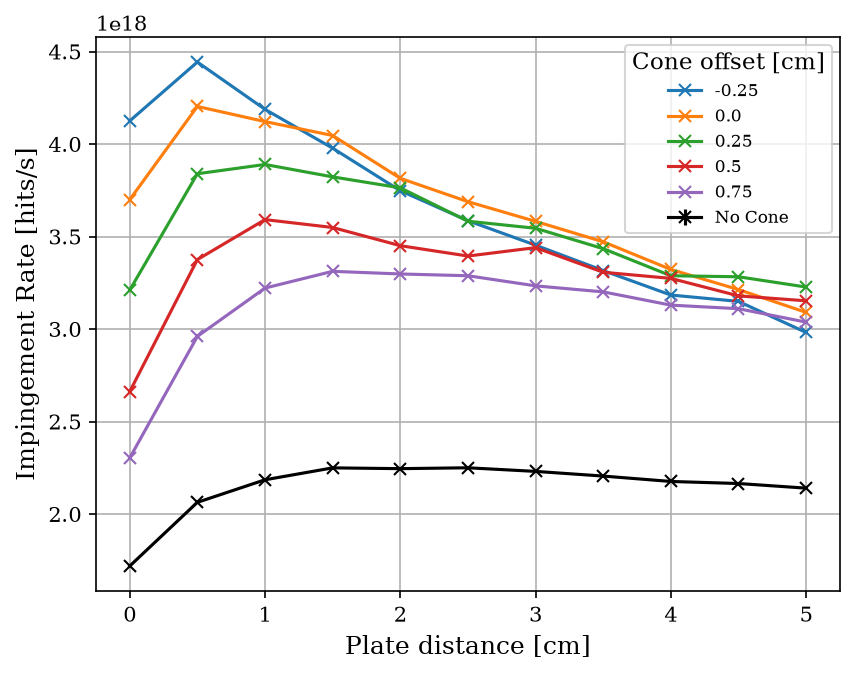
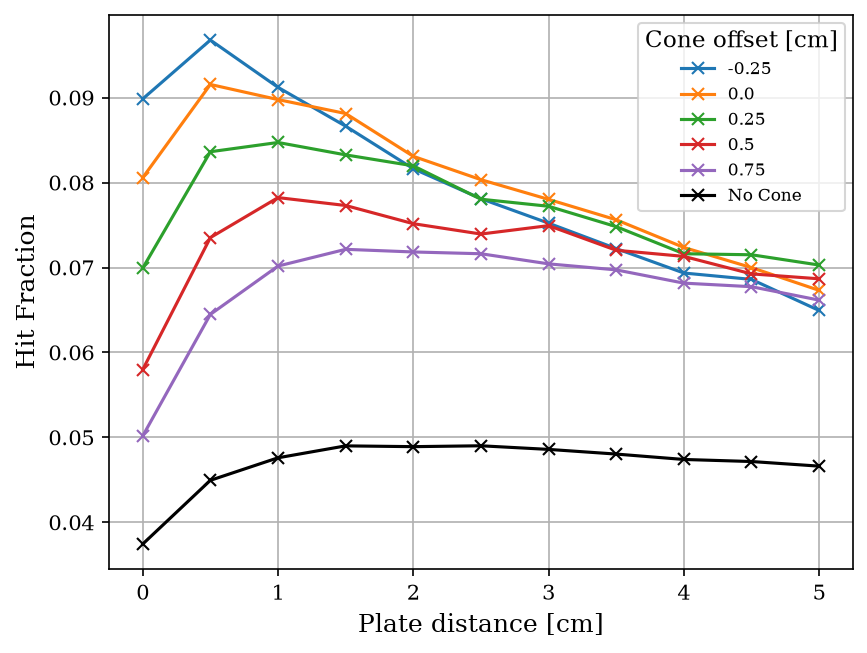
Code edit (unified diff) that turned the first committed figure into the second:
--- before
+++ after
@@ -9,7 +9,7 @@
 
 mask = df2['offset'] <= 5
-ax.plot(df2['offset'][mask], df2["plate_back_imping_rate"][mask], "x-", label="No Cone", color="black")
+ax.plot(df2['offset'][mask], df2["plate_back_equiv_abs"][mask]/df2["total_des"][mask], "x-", label="No Cone", color="black")
 ax.set_xlabel('Plate distance [cm]')
-ax.set_ylabel('Impingement Rate [hits/s]')
+ax.set_ylabel('Hit Fraction')
 ax.legend(title='Cone offset [cm]',loc="best", fontsize=8)
 ax.grid()

Commit: Added deflector impingement rate plots